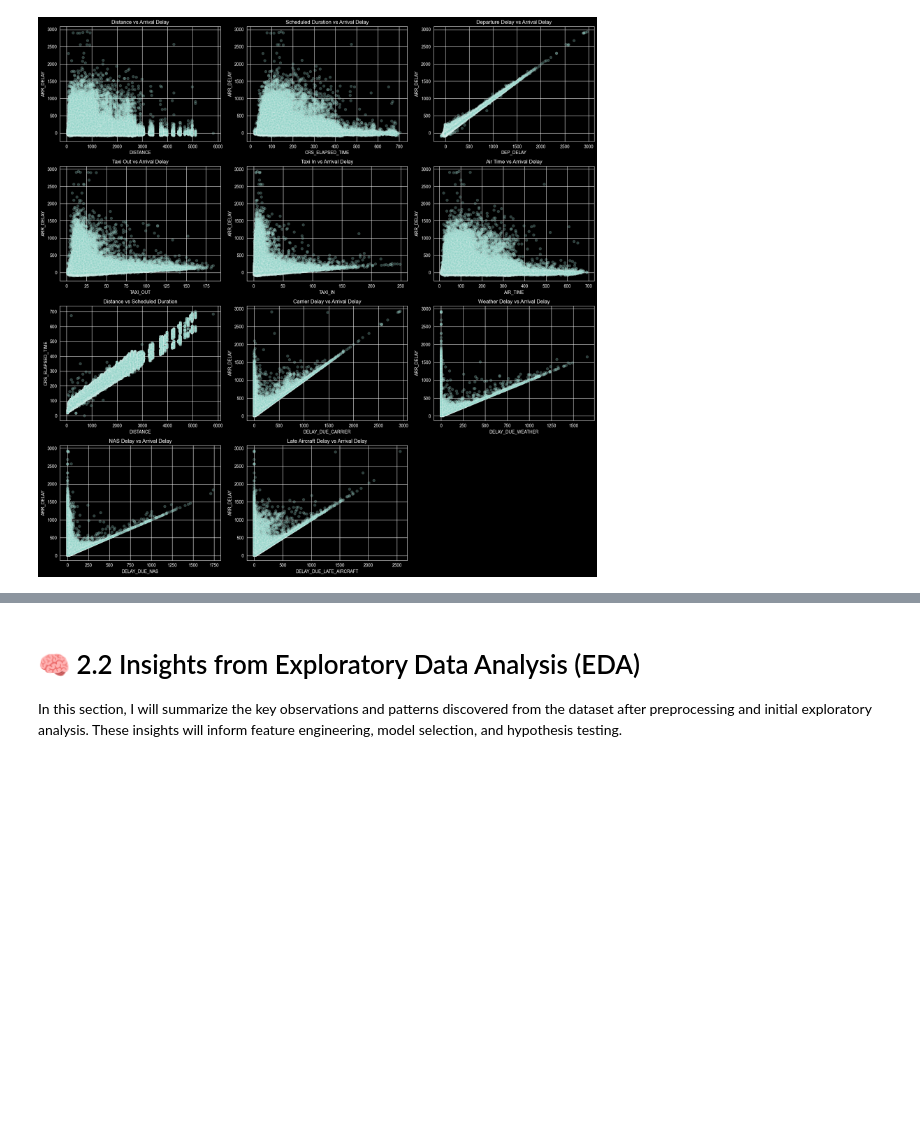
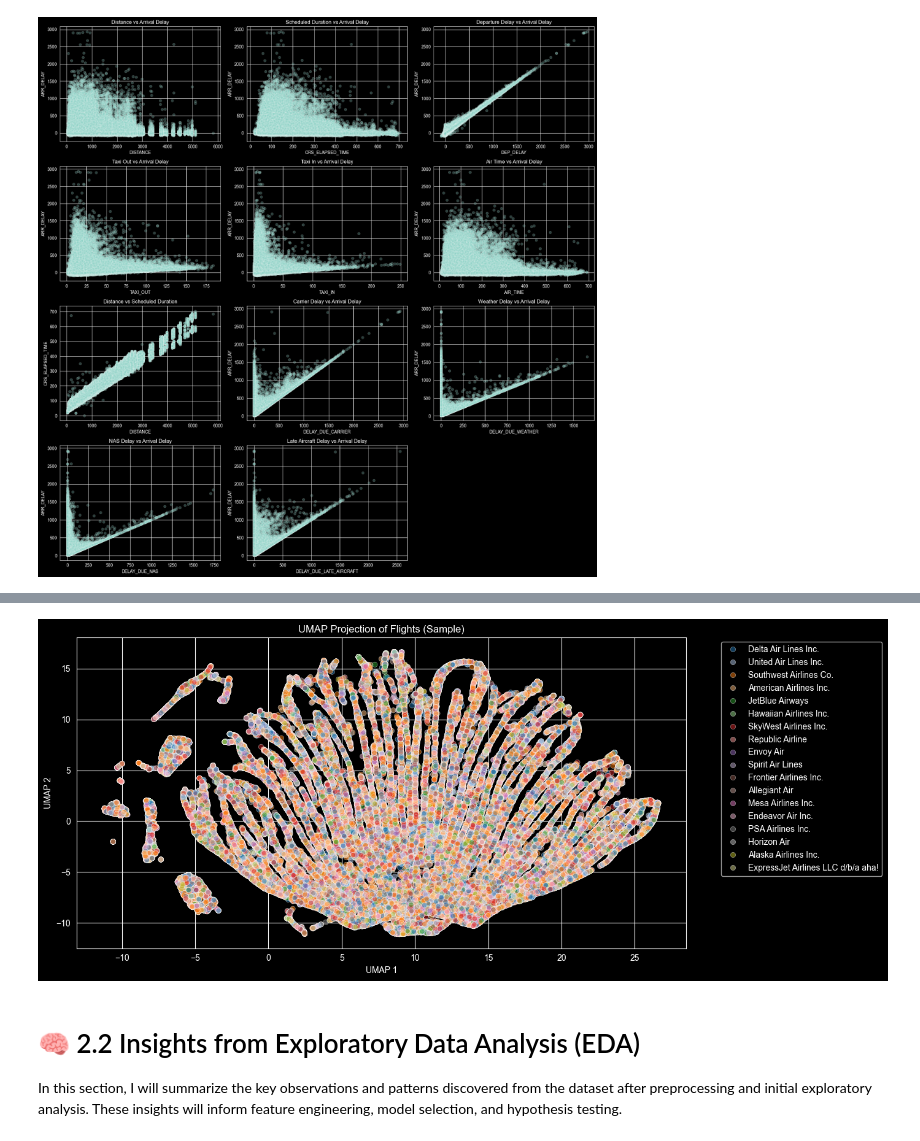
Before and after one commit to mica-1999/Data-Science, a Jupyter notebook: ProjectCodes/ProjetoCDJupyter.ipynb, the cells around one changed output, grey strips where cells are left out. Saved outputs shown, nothing was run; the diff lists cells and outputs as text; code cells hidden in the pictures; blank space fills up the shorter version.

```diff
--- a/ProjectCodes/ProjetoCDJupyter.ipynb
+++ b/ProjectCodes/ProjetoCDJupyter.ipynb
@@ -462,3 +523,43 @@ plt.show()
+# %%
+import umap
+
+# Sample features for faster computation
+features_sample = features_for_dr.sample(200_000, random_state=42)
+airline_sample = df_eda.loc[features_sample.index, 'AIRLINE'].values
+
+# Initialize UMAP
+umap_reducer = umap.UMAP(
+    n_components=2,
+    n_neighbors=50,
+    min_dist=0.1,
+    random_state=42
+)
+
+# Fit and transform
+umap_result = umap_reducer.fit_transform(features_sample)
+
+# Create DataFrame for UMAP results
+df_umap = pd.DataFrame(umap_result, columns=['UMAP1', 'UMAP2'])
+df_umap['AIRLINE'] = airline_sample
+
+# Plot UMAP projection (sample)
+plt.figure(figsize=(14, 6))
+sns.scatterplot(
+    data=df_umap,
+    x='UMAP1',
+    y='UMAP2',
+    hue='AIRLINE',
+    palette='tab20',
+    alpha=0.5
+)
+plt.title("UMAP Projection of Flights (Sample)")
+plt.xlabel("UMAP 1")
+plt.ylabel("UMAP 2")
+plt.legend(bbox_to_anchor=(1.05, 1), loc='upper left')
+plt.tight_layout()
+plt.show()
+# %% [output]
+[figure, added]
 # %% [markdown]
 # 🧠 2.2 Insights from Exploratory Data Analysis (EDA)
 
```
Also changed, not shown: parts of 6 cells of this notebook, 4 other files.
